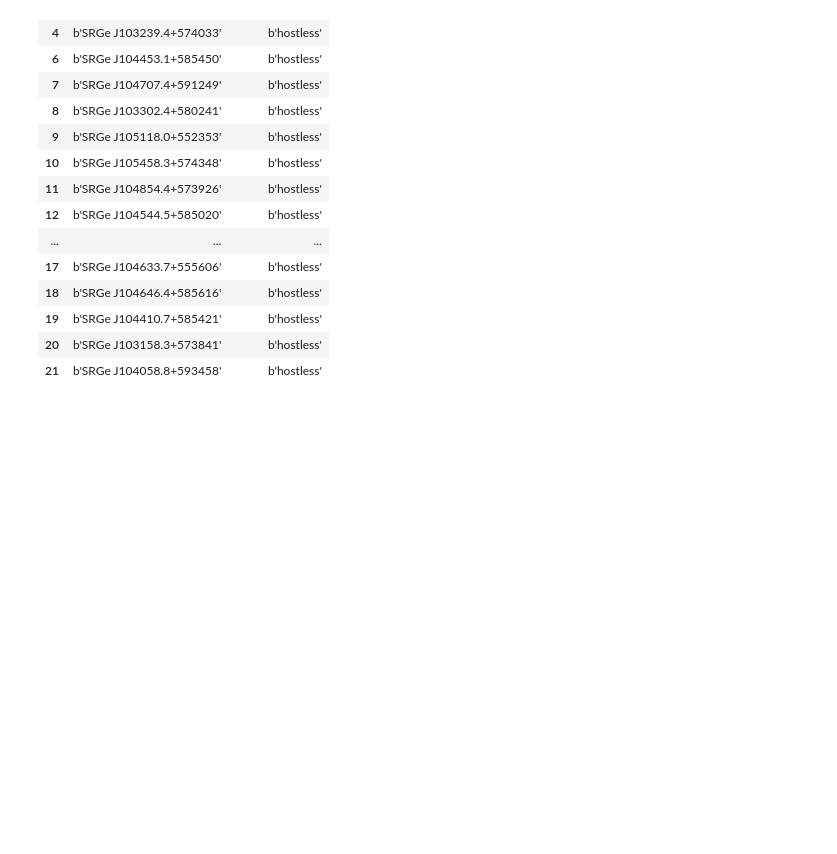
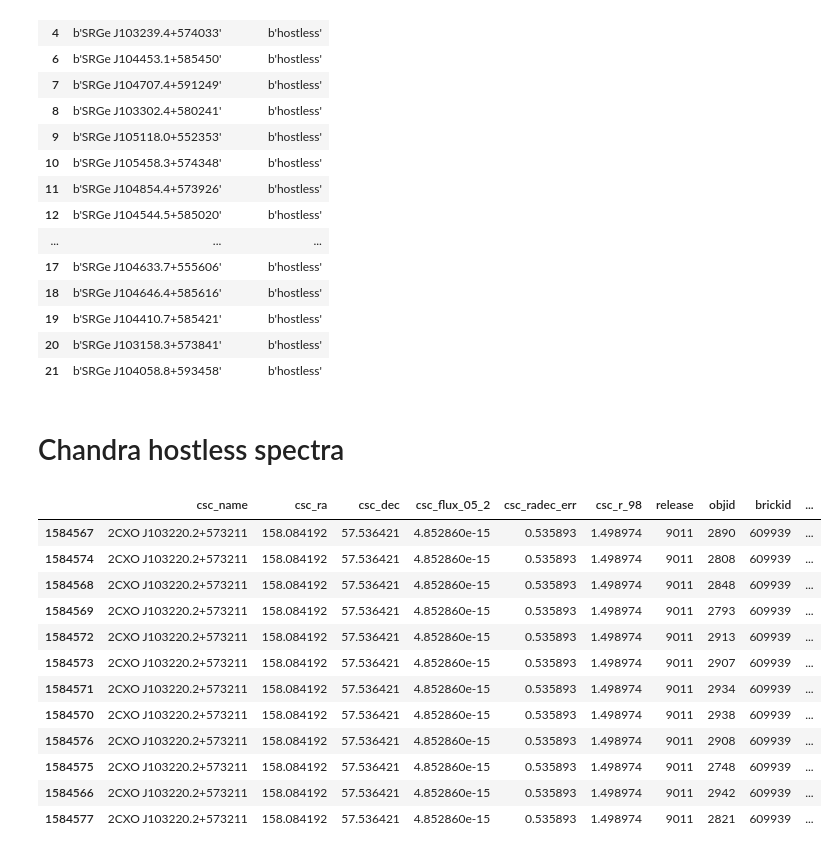
Before and after one commit to SergeiDBykov/lockman_hole, a Jupyter notebook: 1_desi-photo-prior/4_train-catalogs-hostless.ipynb, the cells around one changed output. Cells and saved outputs as stored; diff of their text form; code cells hidden in the pictures; blank space fills up the shorter version.

```diff
--- a/1_desi-photo-prior/4_train-catalogs-hostless.ipynb
+++ b/1_desi-photo-prior/4_train-catalogs-hostless.ipynb
@@ -230,3 +230,21 @@ finall_hostless
 | 19 | b'SRGe J104410.7+585421' | b'hostless' |
 | 20 | b'SRGe J103158.3+573841' | b'hostless' |
 | 21 | b'SRGe J104058.8+593458' | b'hostless' |
+# %% [markdown]
+# Chandra hostless spectra
+# %%
+desi_csc_orig.query('csc_name == "2CXO J103220.2+573211"').sort_values(by = 'dist_arcsec')
+# %% [output]
+|  | csc_name | csc_ra | csc_dec | csc_flux_05_2 | csc_radec_err | csc_r_98 | release | objid | brickid | ... |
+| 1584567 | 2CXO J103220.2+573211 | 158.084192 | 57.536421 | 4.852860e-15 | 0.535893 | 1.498974 | 9011 | 2890 | 609939 | ... |
+| 1584574 | 2CXO J103220.2+573211 | 158.084192 | 57.536421 | 4.852860e-15 | 0.535893 | 1.498974 | 9011 | 2808 | 609939 | ... |
+| 1584568 | 2CXO J103220.2+573211 | 158.084192 | 57.536421 | 4.852860e-15 | 0.535893 | 1.498974 | 9011 | 2848 | 609939 | ... |
+| 1584569 | 2CXO J103220.2+573211 | 158.084192 | 57.536421 | 4.852860e-15 | 0.535893 | 1.498974 | 9011 | 2793 | 609939 | ... |
+| 1584572 | 2CXO J103220.2+573211 | 158.084192 | 57.536421 | 4.852860e-15 | 0.535893 | 1.498974 | 9011 | 2913 | 609939 | ... |
+| 1584573 | 2CXO J103220.2+573211 | 158.084192 | 57.536421 | 4.852860e-15 | 0.535893 | 1.498974 | 9011 | 2907 | 609939 | ... |
+| 1584571 | 2CXO J103220.2+573211 | 158.084192 | 57.536421 | 4.852860e-15 | 0.535893 | 1.498974 | 9011 | 2934 | 609939 | ... |
+| 1584570 | 2CXO J103220.2+573211 | 158.084192 | 57.536421 | 4.852860e-15 | 0.535893 | 1.498974 | 9011 | 2938 | 609939 | ... |
+| 1584576 | 2CXO J103220.2+573211 | 158.084192 | 57.536421 | 4.852860e-15 | 0.535893 | 1.498974 | 9011 | 2908 | 609939 | ... |
+| 1584575 | 2CXO J103220.2+573211 | 158.084192 | 57.536421 | 4.852860e-15 | 0.535893 | 1.498974 | 9011 | 2748 | 609939 | ... |
+| 1584566 | 2CXO J103220.2+573211 | 158.084192 | 57.536421 | 4.852860e-15 | 0.535893 | 1.498974 | 9011 | 2942 | 609939 | ... |
+| 1584577 | 2CXO J103220.2+573211 | 158.084192 | 57.536421 | 4.852860e-15 | 0.535893 | 1.498974 | 9011 | 2821 | 609939 | ... |
```
Also changed, not shown: parts of 6 cells of this notebook, 14 other files.
